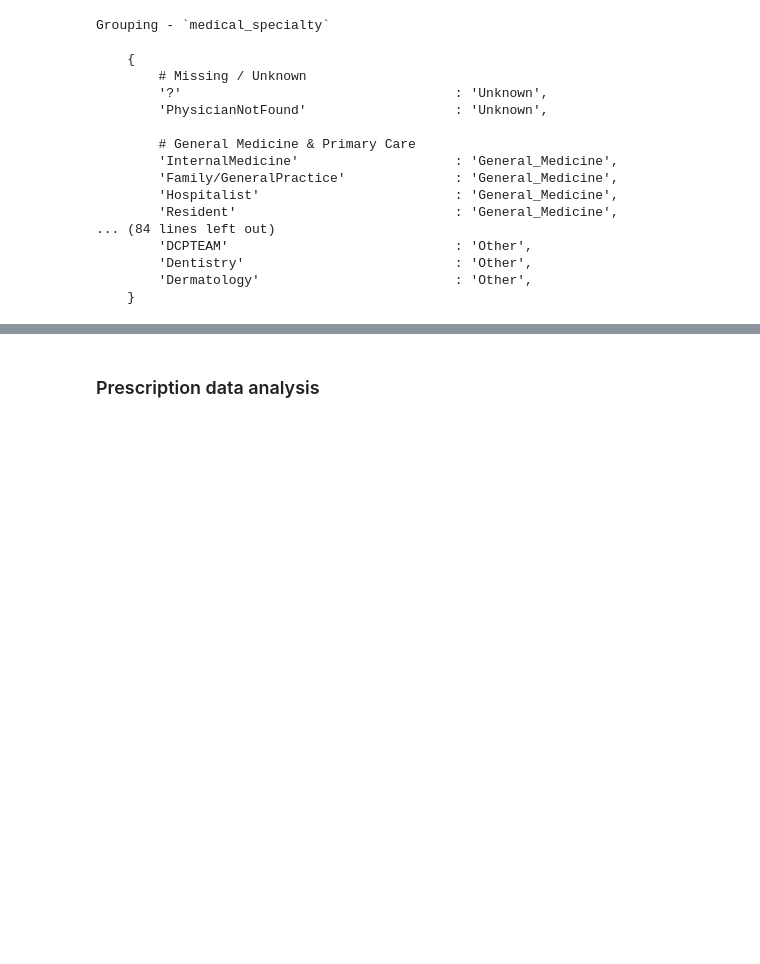
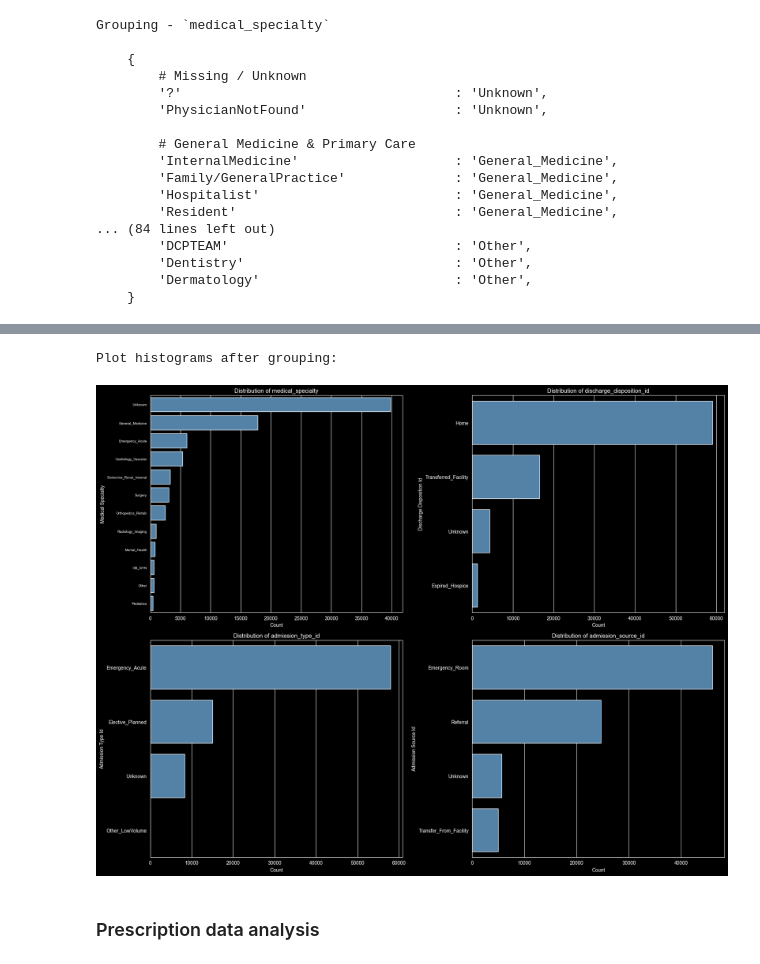
Before and after one commit to wip-0/ds207_final_project, a Jupyter notebook: notebook/eda_wai.ipynb, the cells around one changed output, grey strips where cells are left out. Saved outputs shown, nothing was run; the diff lists cells and outputs as text; code cells hidden in the pictures; blank space fills up the shorter version.

```diff
--- a/notebook/eda_wai.ipynb
+++ b/notebook/eda_wai.ipynb
@@ -730,4 +738,39 @@ Grouping - `discharge_disposition_id`
     }
+# %%
+X_train_adj = MedicalSpecialtyGrouper().fit_transform(X_train)
+X_train_adj = AdmissionTypeIdGrouper().fit_transform(X_train_adj)
+X_train_adj = AdmissionSourceIdGrouper().fit_transform(X_train_adj)
+X_train_adj = DischargeDispositionIdGrouper().fit_transform(X_train_adj)
+
+print('Plot histograms after grouping:')
+fig, axes = plt.subplots(2, 2, figsize=(18, 14))
+
+for ax, column in zip(axes.flat, columns):
+    order = X_train_adj[column].value_counts().index
+
+    sns.countplot(
+        data=X_train_adj,
+        y=column,
+        order=order,
+        ax=ax,
+        color="steelblue"
+    )
+
+    if column == "medical_specialty":
+        ax.tick_params(axis="y", labelsize=7)
+
+    ax.set(
+        title=f"Distribution of {column}",
+        xlabel="Count",
+        ylabel=column.replace("_", " ").title()
+    )
+
+plt.tight_layout()
+plt.show()
+print('\n')
+# %% [output]
+Plot histograms after grouping:
+[figure, added]
 # %% [markdown]
 ### Prescription data analysis
 # %%
```
Also changed, not shown: parts of 15 cells of this notebook, 2 other files.
